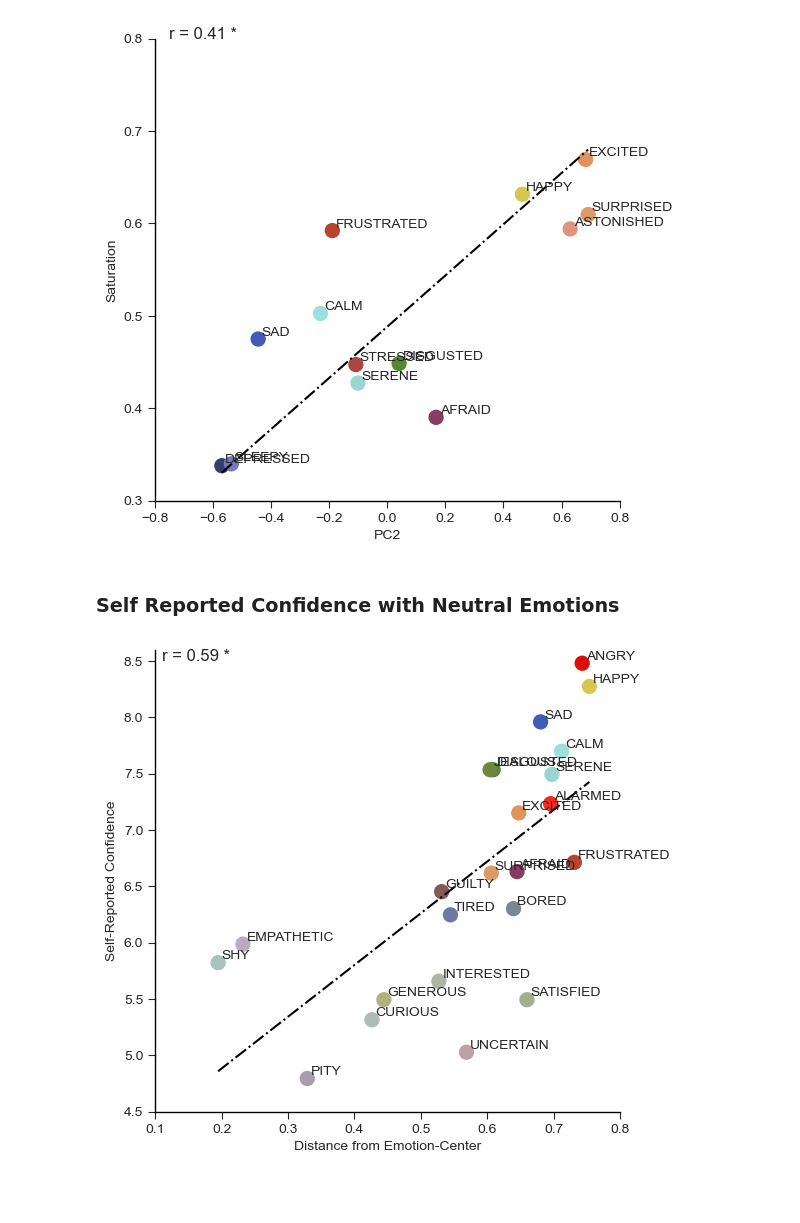
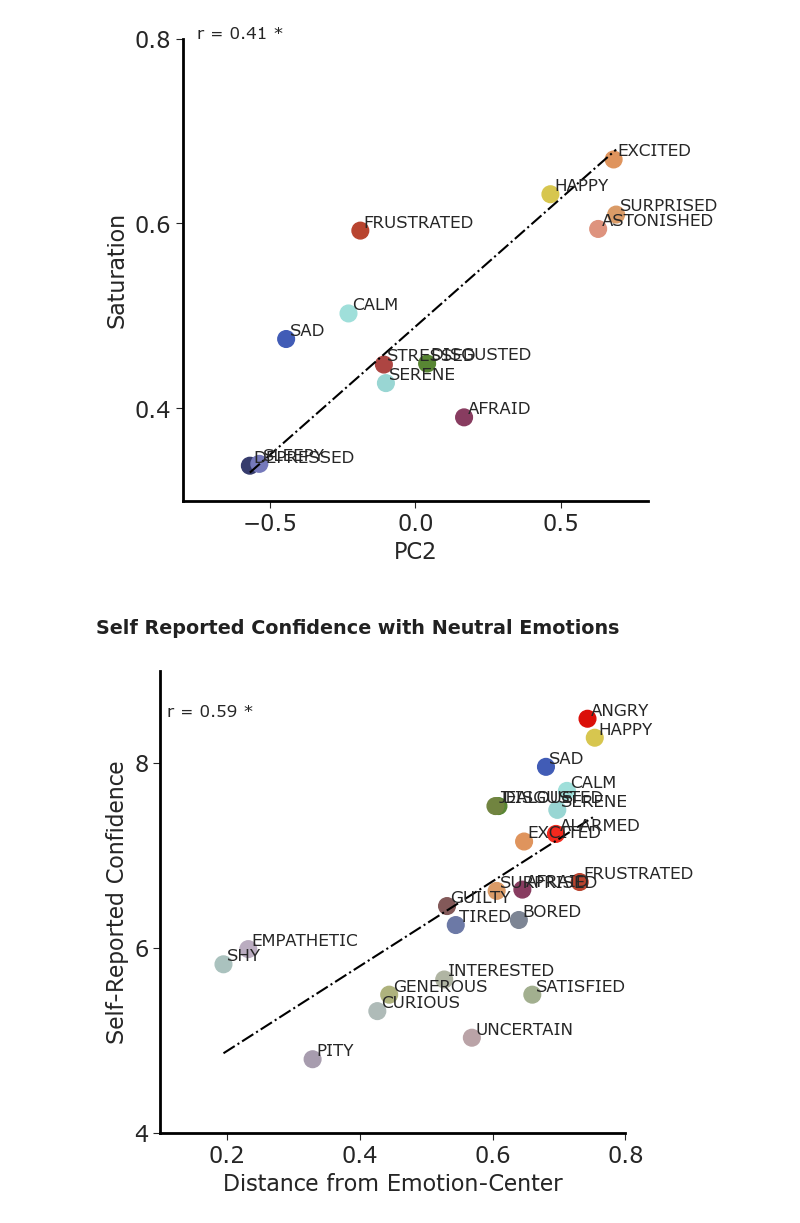
Before and after one commit to BottiniLab/col-emo-association, a Jupyter notebook: code/figure5.ipynb, the cells around one changed output. Cells and saved outputs as stored; diff of their text form; code cells hidden in the pictures; blank space fills up the shorter version.

Commit message:
Modified figures, headings in Courier New

```diff
--- a/code/figure5.ipynb
+++ b/code/figure5.ipynb
@@ -37,6 +37,7 @@ for i in range(0, len(d.emotion)):
                  (emotion_embedding[i, 0], emotion_embedding[i, 1]),
                  textcoords="offset points",
                  xytext=(2.5, 2.5),
-                 ha='left',fontsize=10)
-plt.savefig('../figures/5A.svg', dpi=600)
+                 ha='left',fontsize=12)
+plt.locator_params(nbins=4)
+plt.savefig('../figures/5A.svg', dpi=600,bbox_inches='tight')
 # %% [output]
@@ -63,6 +64,7 @@ for i in range(0, len(d.emotion)):
                  (emotion_embedding[i, 0], emotion_embedding[i, 1]),
                  textcoords="offset points",
                  xytext=(2.5, 2.5),
-                 ha='left',fontsize=10)
-plt.savefig('../figures/5B.svg', dpi=600)
+                 ha='left',fontsize=12)
+plt.locator_params(nbins=4)
+plt.savefig('../figures/5B.svg', dpi=600,bbox_inches='tight')
 # %% [output]
@@ -93,13 +95,14 @@ for i in range(0, len(d.emotion)):
                  (dimension1[i], lightness[i]),
                  textcoords="offset points",
                  xytext=(2.5, 2.5),
-                 ha='left',fontsize=10)
+                 ha='left',fontsize=12)
 ax.set_ylabel('Lightness')
 ax.set_xlabel('PC1')
 
 ax.text(-0.75,0.8,'r = %.2f %s'%(r,set_significance(p)),fontdict={'size':12})
 ax.set_ylim([0.3, 0.8])
 ax.set_xlim([-0.8, 0.8])
+plt.locator_params(nbins=4)
 
-plt.savefig('../figures/5C.svg', dpi=600)
+plt.savefig('../figures/5C.svg', dpi=600,bbox_inches='tight')
 # %% [output]
@@ -128,17 +131,18 @@ for i in range(0, len(d.emotion)):
                  (dimension2[i], saturation[i]),
                  textcoords="offset points",
                  xytext=(2.5, 2.5),
-                 ha='left',fontsize=10)
+                 ha='left',fontsize=12)
 ax.set_ylabel('Saturation')
 ax.set_xlabel('PC2')
 
 ax.text(-0.75,0.8,'r = %.2f %s'%(r,set_significance(p)),fontdict={'size':12})
 ax.set_ylim([0.3, 0.8])
 ax.set_xlim([-0.8, 0.8])
+plt.locator_params(nbins=4)
 
-plt.savefig('../figures/5D.svg', dpi=600)
+plt.savefig('../figures/5D.svg', dpi=600,bbox_inches='tight')
 # %% [output]
-[figure, old version]
+[figure, new version]
 # %% [markdown]
 ### Self Reported Confidence with Neutral Emotions
 # %%
@@ -156,34 +160,35 @@ _, _, emotion_center_distances_neutral, _, _ = circle_fitting_and_regression(emo
 # %%
 # FIG 5E
 
 # fit a line
 coef = np.polyfit(emotion_center_distances_neutral, d1.reported_confidence[select_emotions(2)], deg=1)
 poly1d_fn = np.poly1d(coef)
 
 # find out the correlation
 r,p = kendalltau(emotion_center_distances_neutral, d1.reported_confidence[select_emotions(2)])
 
 # plot
 fig,ax = plt.subplots(figsize=(6,6))
 plt.scatter(emotion_center_distances_neutral, d1.reported_confidence[select_emotions(2)], c=d1.average_emotion_color_rgb_matrix[select_emotions(2)])
 plotx = np.linspace(np.min(emotion_center_distances_neutral),np.max(emotion_center_distances_neutral),15)
 ax.plot(plotx,poly1d_fn(plotx),'k-.')
 for i in range(0, len(d2.emotion)):
 
     x = d2.emotion[i]
 
     plt.annotate(str(x),
                  (emotion_center_distances_neutral[i], d1.reported_confidence[select_emotions(2)][i]),
                  textcoords="offset points",
                  xytext=(2.5, 2.5),
-                 ha='left',fontsize=10)
+                 ha='left',fontsize=12)
 ax.set_ylabel('Self-Reported Confidence')
 ax.set_xlabel('Distance from Emotion-Center')
 
 ax.text(0.11,8.5,'r = %.2f %s'%(r,set_significance(p)),fontdict={'size':12})
 ax.set_xlim([0.1, 0.8])
-ax.set_ylim([4.5, 8.6])
+ax.set_ylim([4, 9])
+plt.locator_params(nbins=4)
 
-plt.savefig('../figures/5E.svg', dpi=600)
+plt.savefig('../figures/5E.svg', dpi=600,bbox_inches='tight')
 # %% [output]
-[figure, old version]
+[figure, new version]
```
Also changed, not shown: parts of 3 cells of this notebook, 33 other files.
